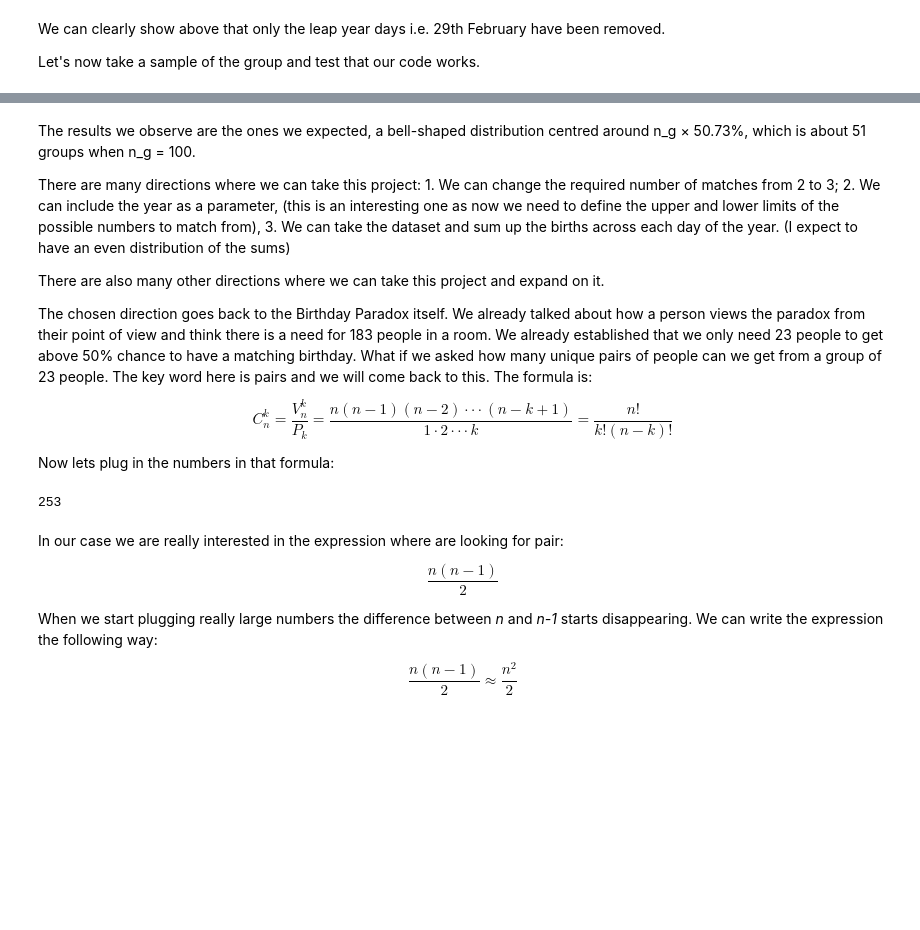
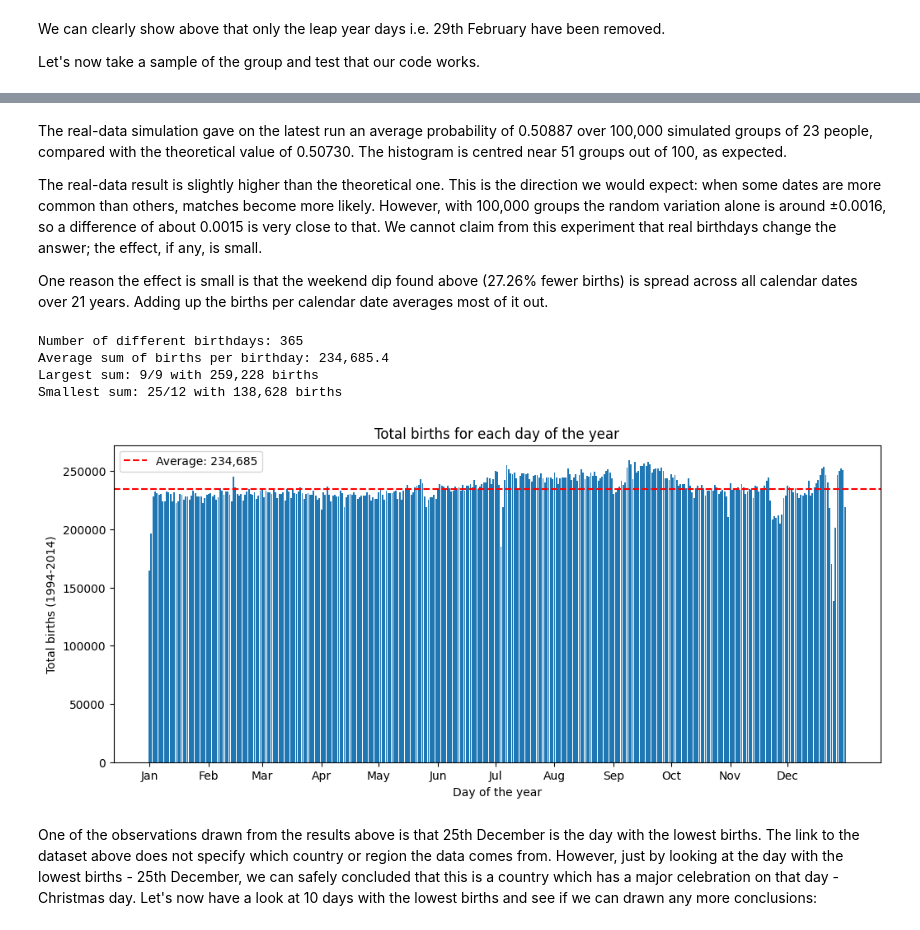
Before and after one commit to toddivanov1/math-concept-for-developers-project, a Jupyter notebook: project.ipynb, the cells around one changed output, grey strips where cells are left out. Saved outputs shown, nothing was run; the diff lists cells and outputs as text; code cells hidden in the pictures; blank space fills up the shorter version.

Commit message:
Simulation: Real Dataset part3

```diff
--- a/project.ipynb
+++ b/project.ipynb
@@ -302,29 +303,44 @@ Average overall probability: 0.51035
 # %% [markdown]
-The results we observe are the ones we expected, a bell-shaped distribution centred around n_g × 50.73%, which is about 51 groups when n_g = 100.
+The real-data simulation gave on the latest run an average probability of 0.50887 over 100,000 simulated groups of 23 people, compared with the theoretical value of 0.50730. The histogram is centred near 51 groups out of 100, as expected.
 
-There are many directions where we can take this project:
-    1. We can change the required number of matches from 2 to 3;
-    2. We can include the year as a parameter, (this is an interesting one as now we need to define the upper and lower limits of the possible numbers to match from),
-    3. We can take the dataset and sum up the births across each day of the year. (I expect to have an even distribution of the sums)
+The real-data result is slightly higher than the theoretical one. This is the direction we would expect: when some dates are more common than others, matches become more likely. However, with 100,000 groups the random variation alone is around ±0.0016, so a difference of about 0.0015 is very close to that. We cannot claim from this experiment that real birthdays change the answer; the effect, if any, is small.
 
-There are also many other directions where we can take this project and expand on it.
-
-The chosen direction goes back to the Birthday Paradox itself. We already talked about how a person views the paradox from their point of view and think there is a need for 183 people in a room. We already established that we only need 23 people to get above 50% chance to have a matching birthday. What if we asked how many unique pairs of people can we get from a group of 23 people. The key word here is pairs and we will come back to this. The formula is:
-
-$$ C^k_n = \frac{V^k_n}{P_k} = \frac{n(n-1)(n-2)\cdot\cdot\cdot(n-k+1)}{1\cdot2\cdot\cdot\cdot k} = \frac{n!}{k!(n-k)!}  $$
-
-Now lets plug in the numbers in that formula:
+One reason the effect is small is that the weekend dip found above (27.26% fewer births) is spread across all calendar dates over 21 years. Adding up the births per calendar date averages most of it out.
-# %%
-def combination(k, n)->int:
-    return int(math.factorial(n) / (math.factorial(k) * math.factorial(n - k)))
-print(combination(2, n)) # We are keeping k = 2 as a hardcoded parameter
-# %% [output]
-253
-# %% [markdown]
-In our case we are really interested in the expression where are looking for pair:
-
-$$  \frac{n(n-1)}{2}  $$
-
-When we start plugging really large numbers the difference between *n* and *n-1* starts disappearing. We can write the expression the following way:
-
-$$ \frac{n(n-1)}{2} \approx \frac{n^2}{2} $$
+# %%
+births_by_date = {}
+
+for _, row in df_new.iterrows():
+    birthday = (int(row["month"]), int(row["date_of_month"]))   # the key, for example (9, 9)
+    births_by_date[birthday] = births_by_date.get(birthday, 0) + int(row["births"])
+
+average_sum = sum(births_by_date.values()) / len(births_by_date)
+largest = max(births_by_date, key=births_by_date.get)
+smallest = min(births_by_date, key=births_by_date.get)
+
+print(f"Number of different birthdays: {len(births_by_date)}")
+print(f"Average sum of births per birthday: {average_sum:,.1f}")
+print(f"Largest sum: {largest[1]}/{largest[0]} with {births_by_date[largest]:,} births")
+print(f"Smallest sum: {smallest[1]}/{smallest[0]} with {births_by_date[smallest]:,} births")
+
+dates = sorted(births_by_date)                  # (1, 1), (1, 2), ... (12, 31) in calendar order
+day_of_year = np.arange(1, len(dates) + 1)      # 1 ... 365
+sums = [births_by_date[d] for d in dates]
+month_starts = [i + 1 for i, d in enumerate(dates) if d[1] == 1]   # day number of the 1st of each month
+
+plt.figure(figsize=(12, 5))
+plt.bar(day_of_year, sums)
+plt.axhline(average_sum, color="red", linestyle="--", label=f"Average: {average_sum:,.0f}")
+plt.xticks(month_starts, calendar.month_abbr[1:])
+plt.xlabel("Day of the year")
+plt.ylabel("Total births (1994-2014)")
+plt.title("Total births for each day of the year")
+plt.legend()
+plt.show()
+# %% [output]
+Number of different birthdays: 365
+Average sum of births per birthday: 234,685.4
+Largest sum: 9/9 with 259,228 births
+Smallest sum: 25/12 with 138,628 births
+[figure, added]
+# %% [markdown]
+One of the observations drawn from the results above is that 25th December is the day with the lowest births. The link to the dataset above does not specify which country or region the data comes from. However, just by looking at the day with the lowest births - 25th December, we can safely concluded that this is a country which has a major celebration on that day - Christmas day. Let's now have a look at 10 days with the lowest births and see if we can drawn any more conclusions:
```
Also changed, not shown: parts of 8 cells of this notebook.
